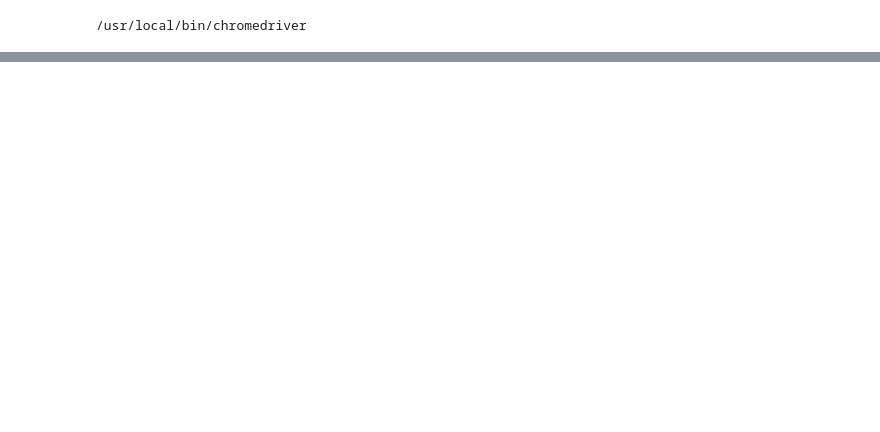
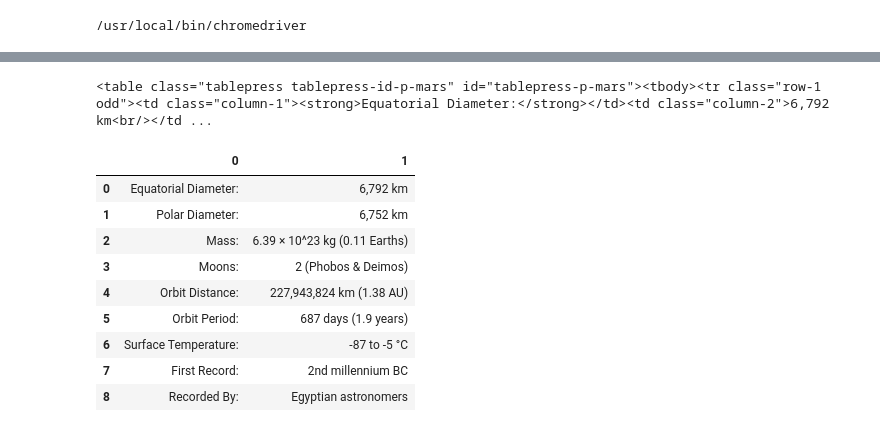
Before and after one commit to jrhoads1004/web-scraping-challenge, a Jupyter notebook: mission_to_mars.ipynb, the cells around one changed output, grey strips where cells are left out. Cells and saved outputs as stored; diff of their text form; code cells hidden in the pictures; blank space fills up the shorter version.

```diff
--- a/mission_to_mars.ipynb
+++ b/mission_to_mars.ipynb
@@ -442,0 +12,3 @@ browser.quit()
+# %%
+executable_path = {'executable_path': 'chromedriver'}
+browser = Browser('chrome', **executable_path, headless=False)
@@ -442,0 +105,19 @@ browser.quit()
+# %%
+mars_facts = soup.find("table",class_="tablepress tablepress-id-p-mars")
+mars_facts
+# %% [output]
+<table class="tablepress tablepress-id-p-mars" id="tablepress-p-mars"><tbody><tr class="row-1 odd"><td class="column-1"><strong>Equatorial Diameter:</strong></td><td class="column-2">6,792 km<br/></td ...
+# %%
+mars_facts_df=pd.read_html(str(mars_facts))[0]
+mars_facts_df
+# %% [output]
+|  | 0 | 1 |
+| 0 | Equatorial Diameter: | 6,792 km |
+| 1 | Polar Diameter: | 6,752 km |
+| 2 | Mass: | 6.39 × 10^23 kg (0.11 Earths) |
+| 3 | Moons: | 2 (Phobos & Deimos) |
+| 4 | Orbit Distance: | 227,943,824 km (1.38 AU) |
+| 5 | Orbit Period: | 687 days (1.9 years) |
+| 6 | Surface Temperature: | -87 to -5 °C |
+| 7 | First Record: | 2nd millennium BC |
+| 8 | Recorded By: | Egyptian astronomers |
```
Also changed, not shown: parts of 51 cells of this notebook, 7 other files.
